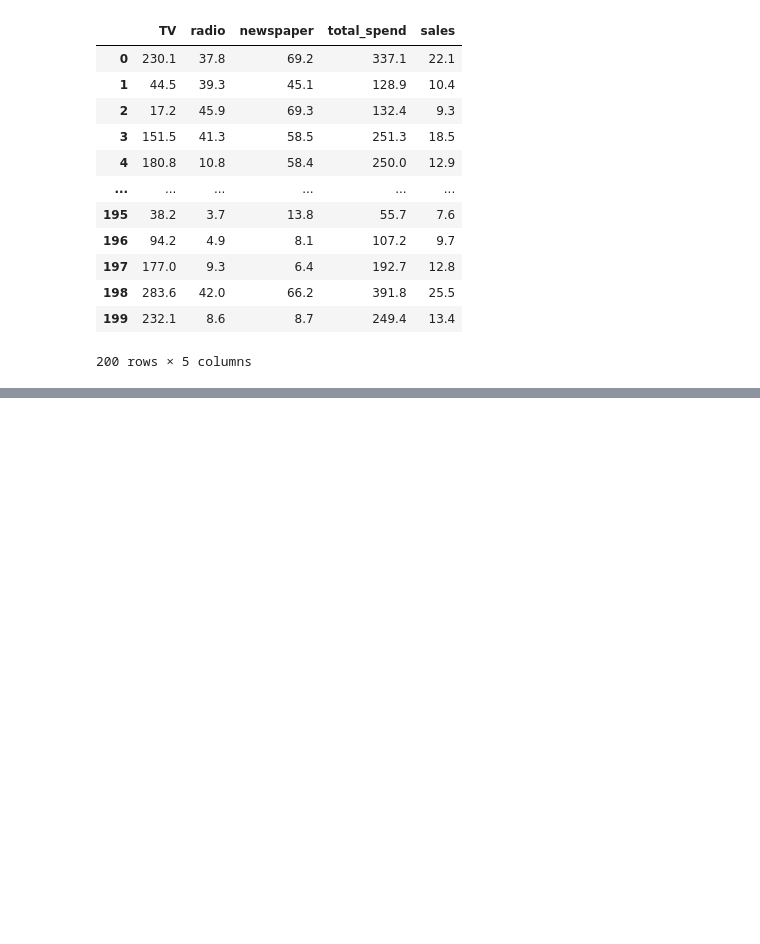
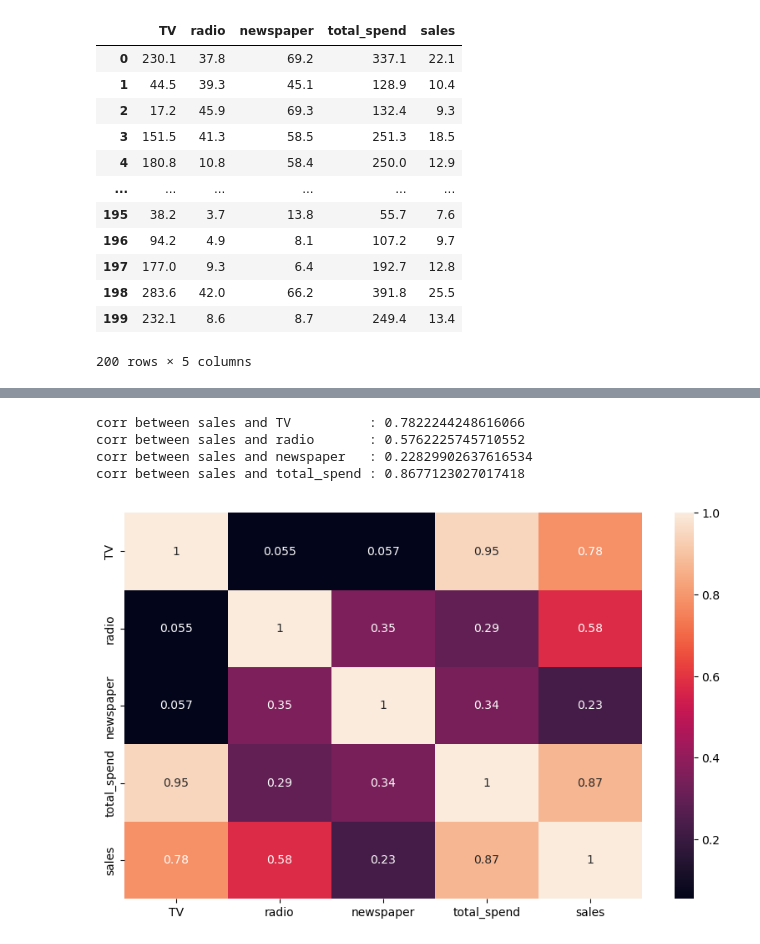
Before and after one commit to erkanozturk1903/Data-Sience, a Jupyter notebook: ML/Regression/Linear Regression/Simple_Linear_Reg2.ipynb, the cells around one changed output, grey strips where cells are left out. Cells and saved outputs as stored; diff of their text form; code cells hidden in the pictures; blank space fills up the shorter version.

```diff
--- a/ML/Regression/Linear Regression/Simple_Linear_Reg2.ipynb
+++ b/ML/Regression/Linear Regression/Simple_Linear_Reg2.ipynb
@@ -163,0 +173,12 @@ df
+# %%
+for i in df.drop(columns = "sales"):
+    print(f"corr between sales and {i:<12}: {df.sales.corr(df[i])}")
+# %% [output]
+corr between sales and TV          : 0.7822244248616066
+corr between sales and radio       : 0.5762225745710552
+corr between sales and newspaper   : 0.22829902637616534
+corr between sales and total_spend : 0.8677123027017418
+# %%
+sns.heatmap(df.corr(), annot=True);
+# %% [output]
+[figure, added]
```
Also changed, not shown: parts of 58 cells of this notebook.
